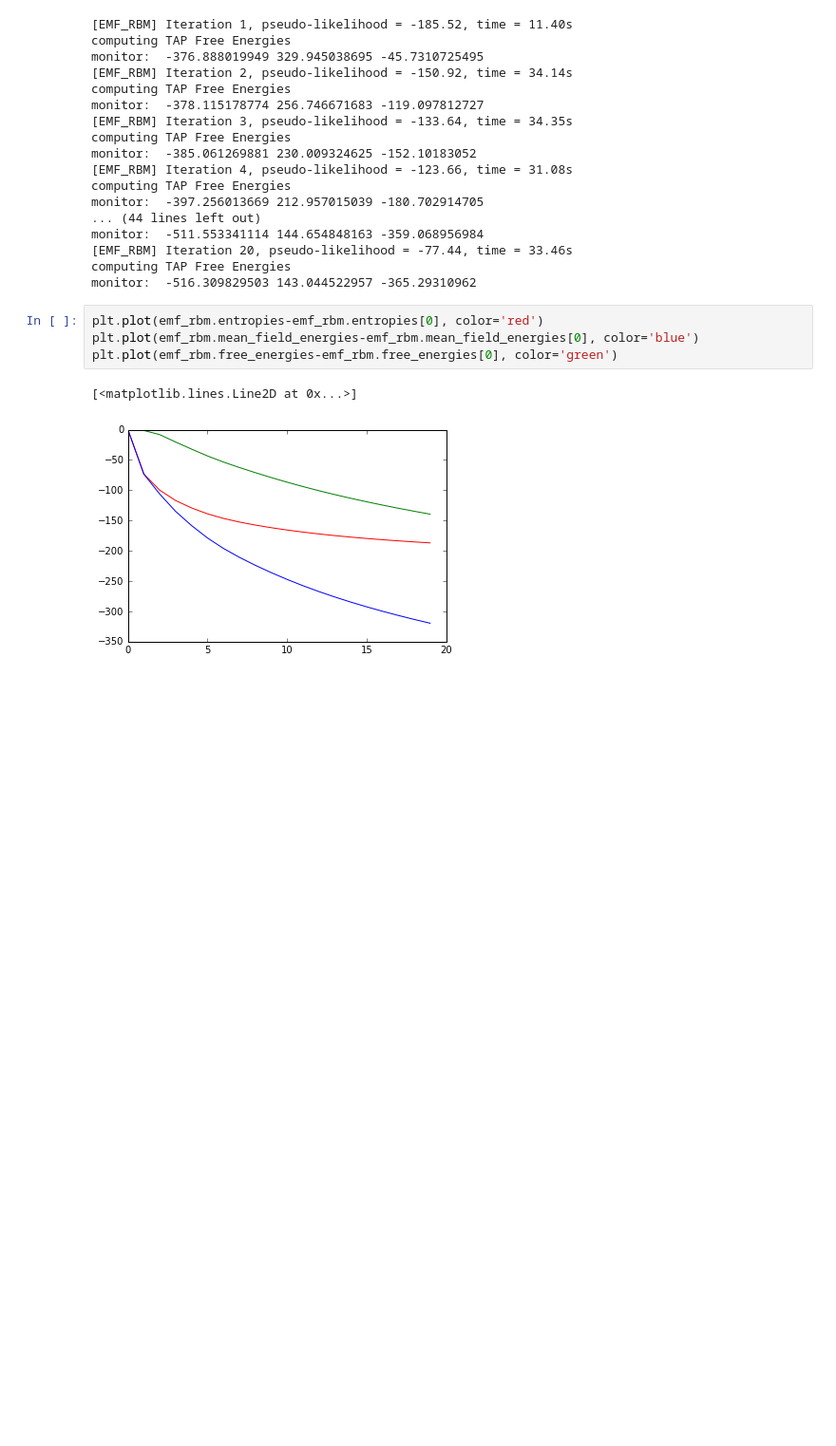
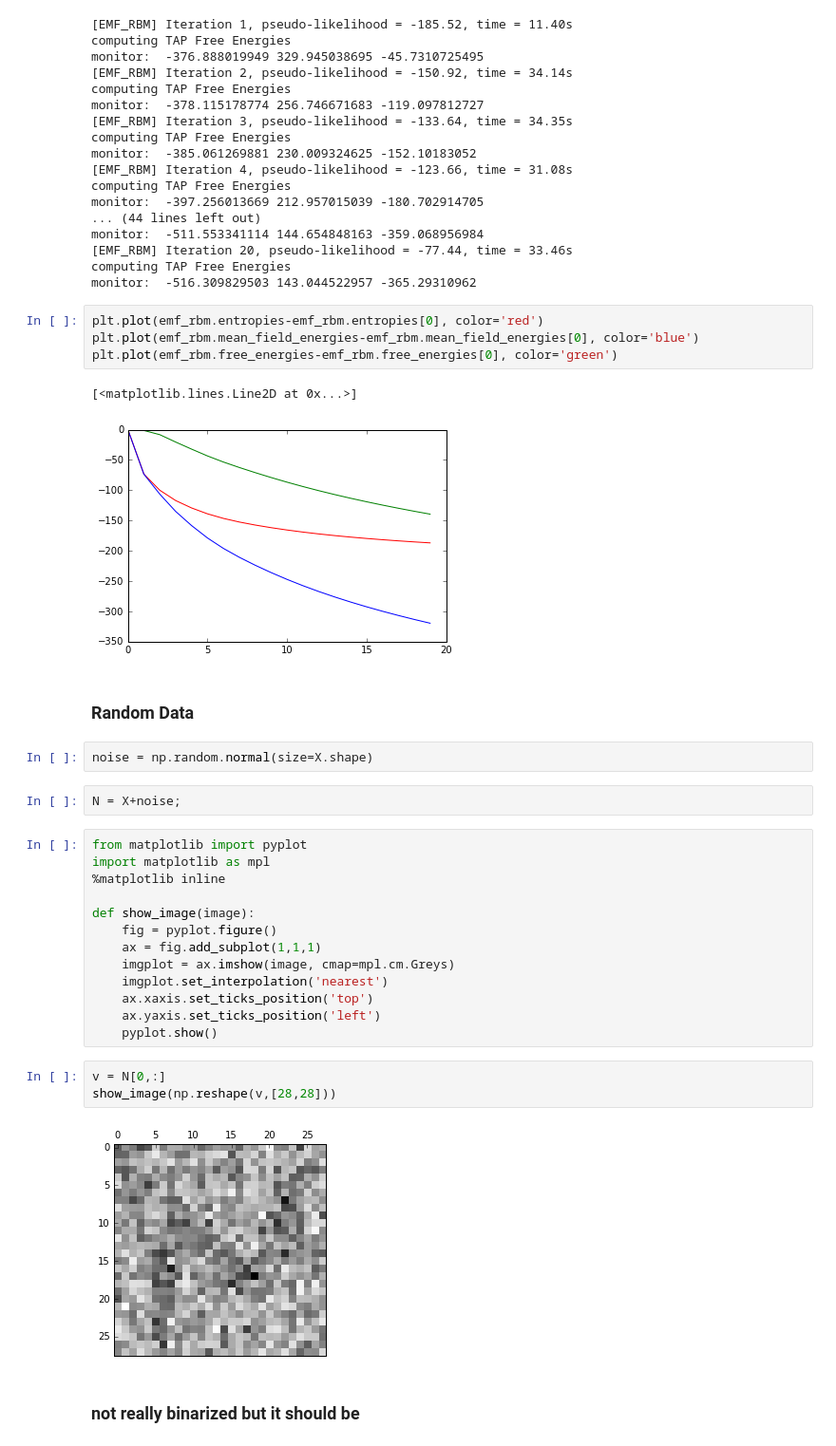
Before and after one commit to charlesmartin14/emf-rbm, a Jupyter notebook: EMF_RBM_Energy_Densities.ipynb, the cells around one changed output. Shown at 95% size. Cells and saved outputs as stored; diff of their text form; blank space fills up the shorter version.

Commit message:
real and random data

```diff
--- a/EMF_RBM_Energy_Densities.ipynb
+++ b/EMF_RBM_Energy_Densities.ipynb
@@ -875,3 +875,29 @@ plt.plot(emf_rbm.free_energies-emf_rbm.free_energies[0], color='green')
 # %% [output]
 [<matplotlib.lines.Line2D at 0x...>]
 [figure]
+# %% [markdown]
+### Random Data
+# %%
+noise = np.random.normal(size=X.shape)
+# %%
+N = X+noise;
+# %%
+from matplotlib import pyplot
+import matplotlib as mpl
+%matplotlib inline
+
+def show_image(image):
+    fig = pyplot.figure()
+    ax = fig.add_subplot(1,1,1)
+    imgplot = ax.imshow(image, cmap=mpl.cm.Greys)
+    imgplot.set_interpolation('nearest')
+    ax.xaxis.set_ticks_position('top')
+    ax.yaxis.set_ticks_position('left')
+    pyplot.show()
+# %%
+v = N[0,:]
+show_image(np.reshape(v,[28,28]))
+# %% [output]
+[figure, added]
+# %% [markdown]
+###  not really binarized but it should be
```
Also changed, not shown: parts of 3 cells of this notebook.
